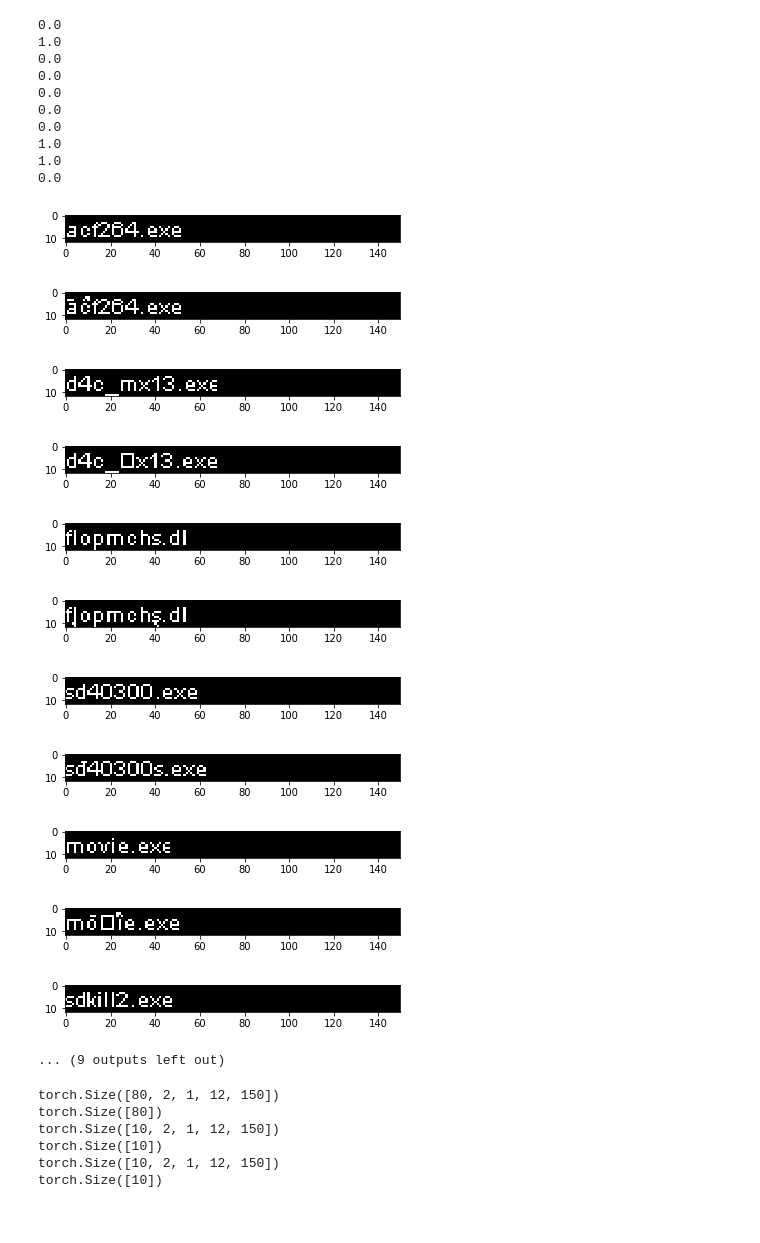
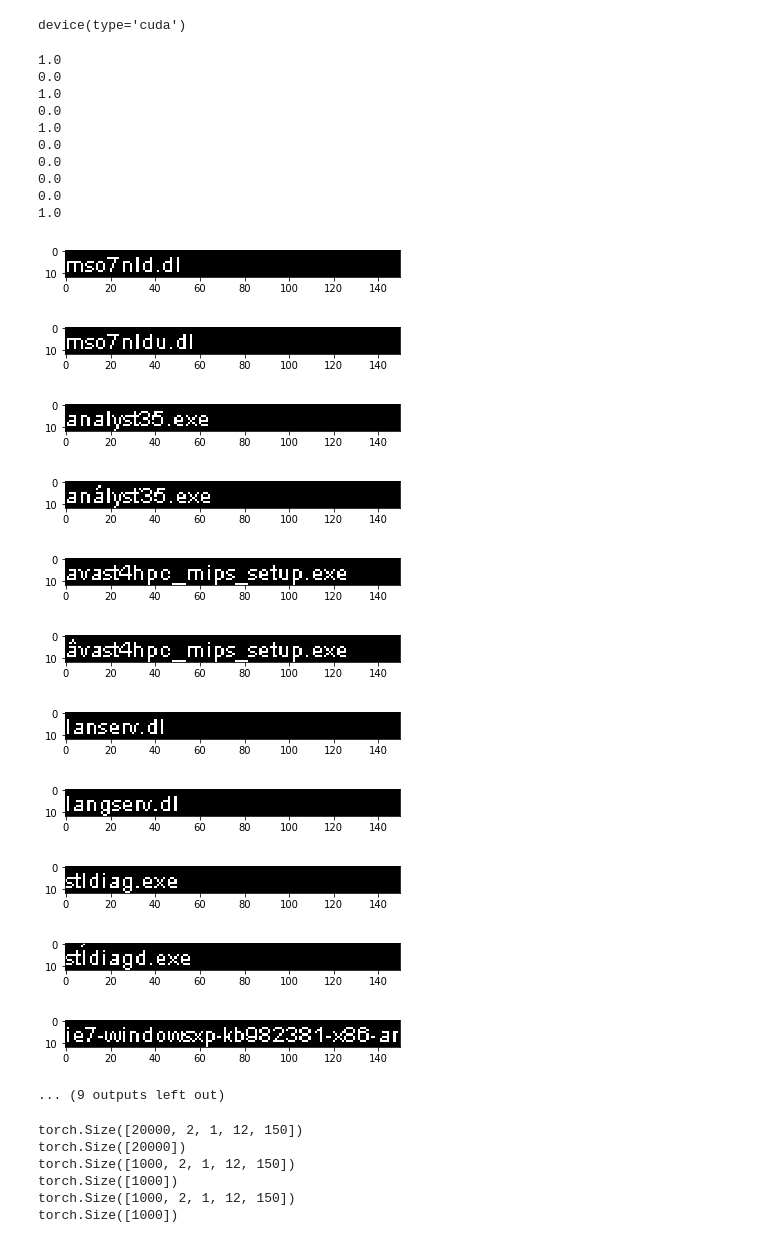
Before and after one commit to horiazegheru/homoglyph-siamese-cnn, a Jupyter notebook: Homoglyph.ipynb, the cells around one changed output. Cells and saved outputs as stored; diff of their text form; code cells hidden in the pictures.

```diff
--- a/Homoglyph.ipynb
+++ b/Homoglyph.ipynb
@@ -19,3 +25,9 @@ from PIL import ImageFont
+# %%
+use_cuda = torch.cuda.is_available()
+device = torch.device("cuda" if use_cuda else "cpu")
+device
+# %% [output]
+device(type='cuda')
 # %%
 dataset_type = 'process'
 #dataset_type = 'domain'
@@ -24,12 +36,12 @@ OUTPUT_DIR = 'output'
 
 if dataset_type == 'domain':
     OUTPUT_FILE = os.path.join(OUTPUT_DIR, 'domain_results.pkl')
-    INPUT_FILE = os.path.join('data', 'domains_spoof.pkl')
+    INPUT_FILE = os.path.join('./gdrive/My Drive/Colab Notebooks/data', 'domains_spoof.pkl')
     IMAGE_FILE = os.path.join(OUTPUT_DIR, 'domains_roc_curve.png')
     OUTPUT_NAME = 'Domain Spoofing'
 elif dataset_type == 'process':
     OUTPUT_FILE = os.path.join(OUTPUT_DIR, 'process_results.pkl')
-    INPUT_FILE = os.path.join('data', 'process_spoof.pkl')
+    INPUT_FILE = os.path.join('./gdrive/My Drive/Colab Notebooks/data', 'process_spoof.pkl')
     IMAGE_FILE = os.path.join(OUTPUT_DIR, 'process_roc_curve.png')
     OUTPUT_NAME = 'Process Spoofing'
 else:
@@ -60,9 +72,9 @@ text_location = (0, 0)
 with open(INPUT_FILE, 'rb') as f:
     data = pickle.load(f)
 
-data['train'] = random.sample(data['train'], 80)
-data['validate'] = random.sample(data['validate'], 10)
-data['test'] = random.sample(data['test'], 10)
+data['train'] = random.sample(data['train'], 20000)
+data['validate'] = random.sample(data['validate'], 1000)
+data['test'] = random.sample(data['test'], 1000)
 # %%
 X1_train = generate_imgs([x[0] for x in data['train']], font_location, font_size, image_size, text_location).transpose( (0,2,3,1) )
 X2_train = generate_imgs([x[1] for x in data['train']], font_location, font_size, image_size, text_location).transpose( (0,2,3,1) )
@@ -76,38 +88,38 @@ X1_test = generate_imgs([x[0] for x in data['test']], font_location, font_size,
 X2_test = generate_imgs([x[1] for x in data['test']], font_location, font_size, image_size, text_location).transpose( (0,2,3,1) )
 y_test = [x[2] for x in data['test']]
 # %%
-for ii in range(10):
+for ii in range(20, 30):
     iii = X1_train[ii].reshape((12, 150))
     pyplot.figure()
     pyplot.imshow(iii, cmap="gray")
 
     iii = X2_train[ii].reshape((12, 150))
     pyplot.figure()
     pyplot.imshow(iii, cmap="gray")
 
     print(y_test[ii])
 # %% [output]
+1.0
+0.0
+1.0
 0.0
 1.0
 0.0
 0.0
 0.0
 0.0
-0.0
 1.0
-1.0
-0.0
-[figure, old version]
+[figure, new version]
-[figure, old version]
+[figure, new version]
-[figure, old version]
+[figure, new version]
-[figure, old version]
+[figure, new version]
-[figure, old version]
+[figure, new version]
-[figure, old version]
+[figure, new version]
-[figure, old version]
+[figure, new version]
-[figure, old version]
+[figure, new version]
-[figure, old version]
+[figure, new version]
-[figure, old version]
+[figure, new version]
-[figure, old version]
+[figure, new version]
 ... (9 outputs left out)
 # %%
 def permute_shapes(collection):
@@ -127,6 +139,8 @@ def arrange_dataset(X1, X2, y, batch_size=8, shuffle=True):
 
     from torch.utils.data import DataLoader
     from torch.utils.data import TensorDataset
+    dataset_large = dataset_large.to(device)
+    y_new = y_new.to(device)
     large_dataset = TensorDataset(dataset_large, y_new)
     large_data_loader = DataLoader(large_dataset, batch_size=batch_size, shuffle=shuffle, drop_last=True)
     return large_data_loader
@@ -135,19 +149,19 @@ X1_train = permute_shapes(tensorify(X1_train))
 X2_train = permute_shapes(tensorify(X2_train))
 X1_valid = permute_shapes(tensorify(X1_valid))
 X2_valid = permute_shapes(tensorify(X2_valid))
-X1_test = permute_shapes(tensorify(X2_test))
+X1_test = permute_shapes(tensorify(X1_test))
 X2_test = permute_shapes(tensorify(X2_test))
 
 train_loader = arrange_dataset(X1_train, X2_train, y_train)
 valid_loader = arrange_dataset(X1_valid, X2_valid, y_valid)
 test_loader = arrange_dataset(X1_test, X2_test, y_test)
 # %% [output]
-torch.Size([80, 2, 1, 12, 150])
-torch.Size([80])
-torch.Size([10, 2, 1, 12, 150])
-torch.Size([10])
-torch.Size([10, 2, 1, 12, 150])
-torch.Size([10])
+torch.Size([20000, 2, 1, 12, 150])
+torch.Size([20000])
+torch.Size([1000, 2, 1, 12, 150])
+torch.Size([1000])
+torch.Size([1000, 2, 1, 12, 150])
+torch.Size([1000])
 # %%
 class ContrastiveLoss(nn.Module):
     def __init__(self, margin=1.0):
```
Also changed, not shown: parts of 8 cells of this notebook.
